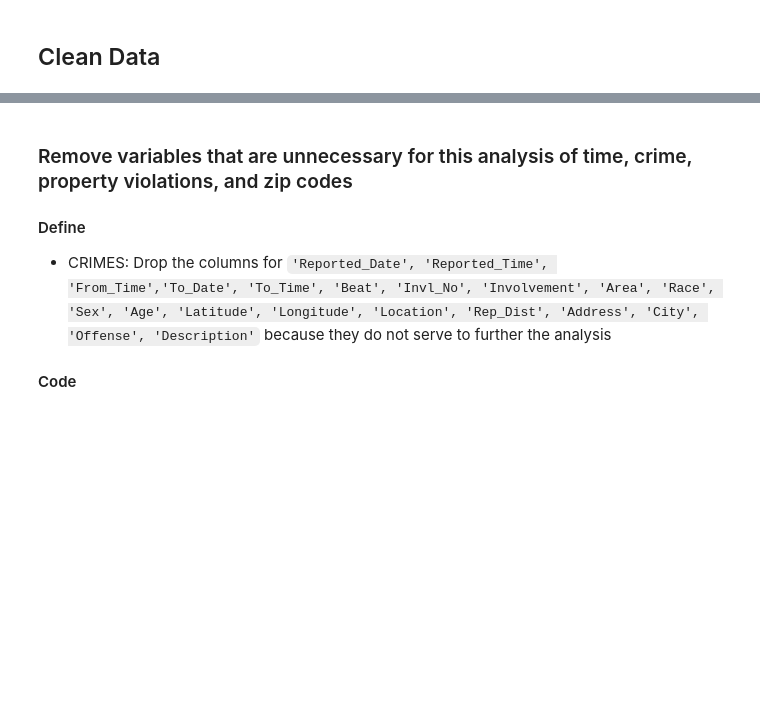
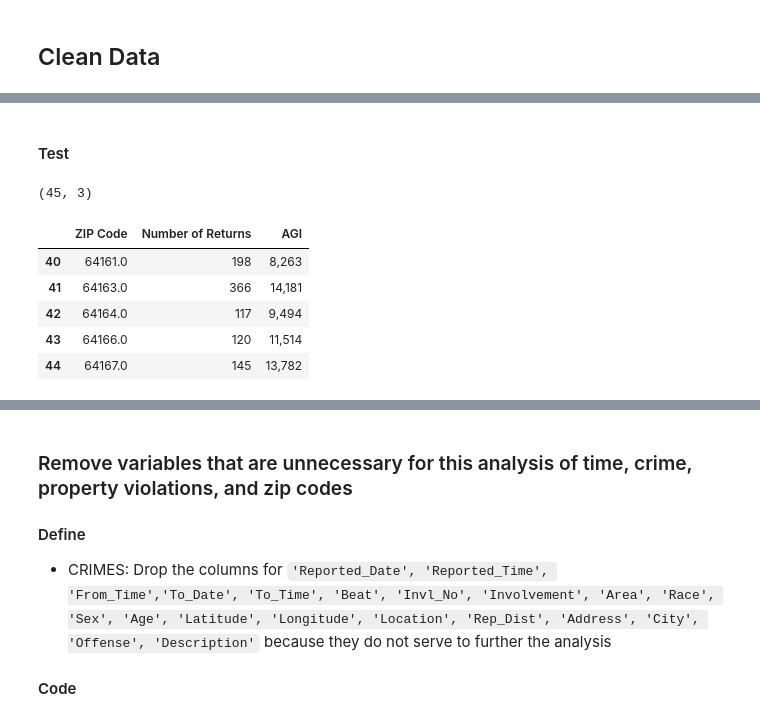
Before and after one commit to sjhaluck/KCMO-Property-and-Crime, a Jupyter notebook: KC_property_crime.ipynb, the cells around one changed output, grey strips where cells are left out. Saved outputs shown, nothing was run; the diff lists cells and outputs as text; code cells hidden in the pictures; blank space fills up the shorter version.

```diff
--- a/KC_property_crime.ipynb
+++ b/KC_property_crime.ipynb
@@ -428,3 +502,6 @@ array(['UNAPPROVED STORAGE', 'LIMBS AND BRUSH',
 # create a clean copy of dataframes to protect the original data
 crimes_clean = crimes_total.copy()
 violations_clean = violations.copy()
+map_clean = map_df.copy()
+pop_clean = pop.copy()
+income_clean = income.copy()
@@ -430,0 +517,17 @@ violations_clean = violations.copy()
+# %% [markdown]
+#### Test
+# %%
+# test that the shape is reasonable
+income_clean.shape
+# %% [output]
+(45, 3)
+# %%
+# verify that there are no null values at the end of the data
+income_clean.tail()
+# %% [output]
+|  | ZIP Code | Number of Returns | AGI |
+| 40 | 64161.0 | 198 | 8,263 |
+| 41 | 64163.0 | 366 | 14,181 |
+| 42 | 64164.0 | 117 | 9,494 |
+| 43 | 64166.0 | 120 | 11,514 |
+| 44 | 64167.0 | 145 | 13,782 |
```
Also changed, not shown: parts of 49 cells of this notebook, 1 other file.
